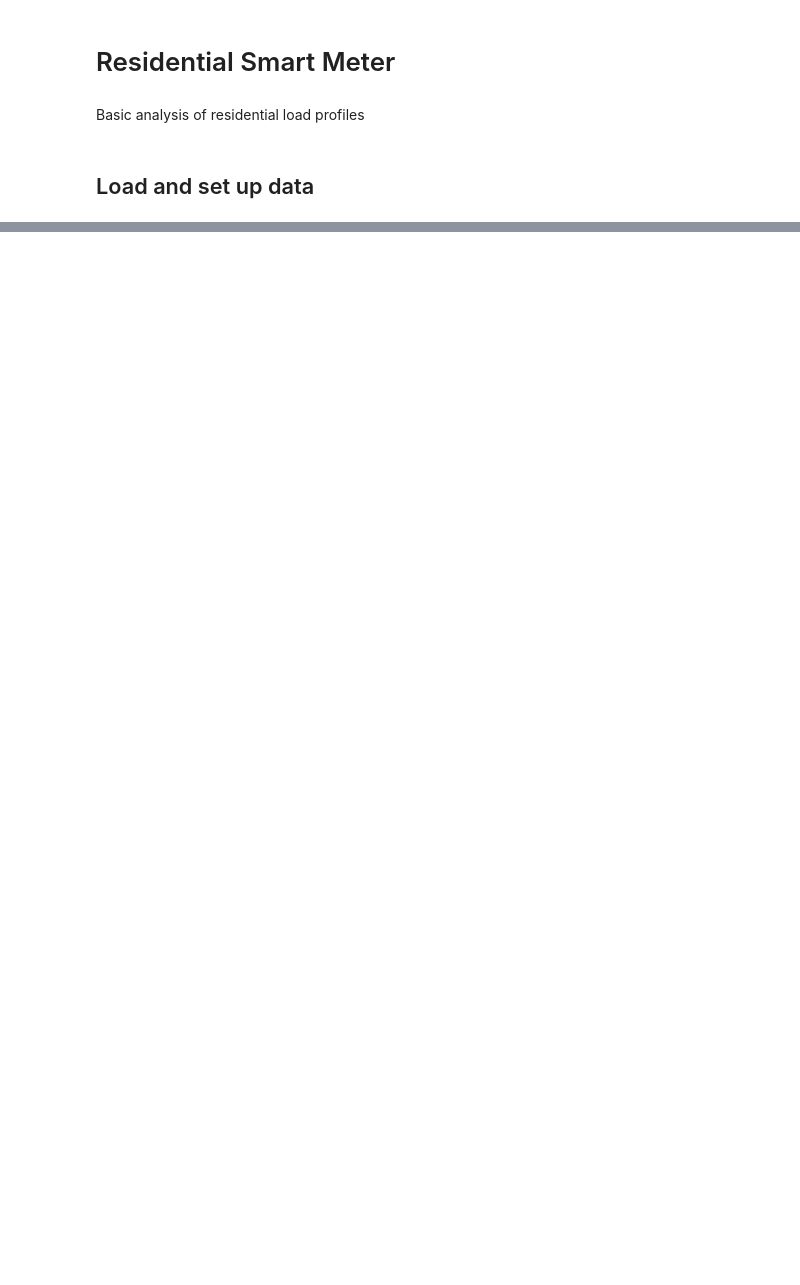
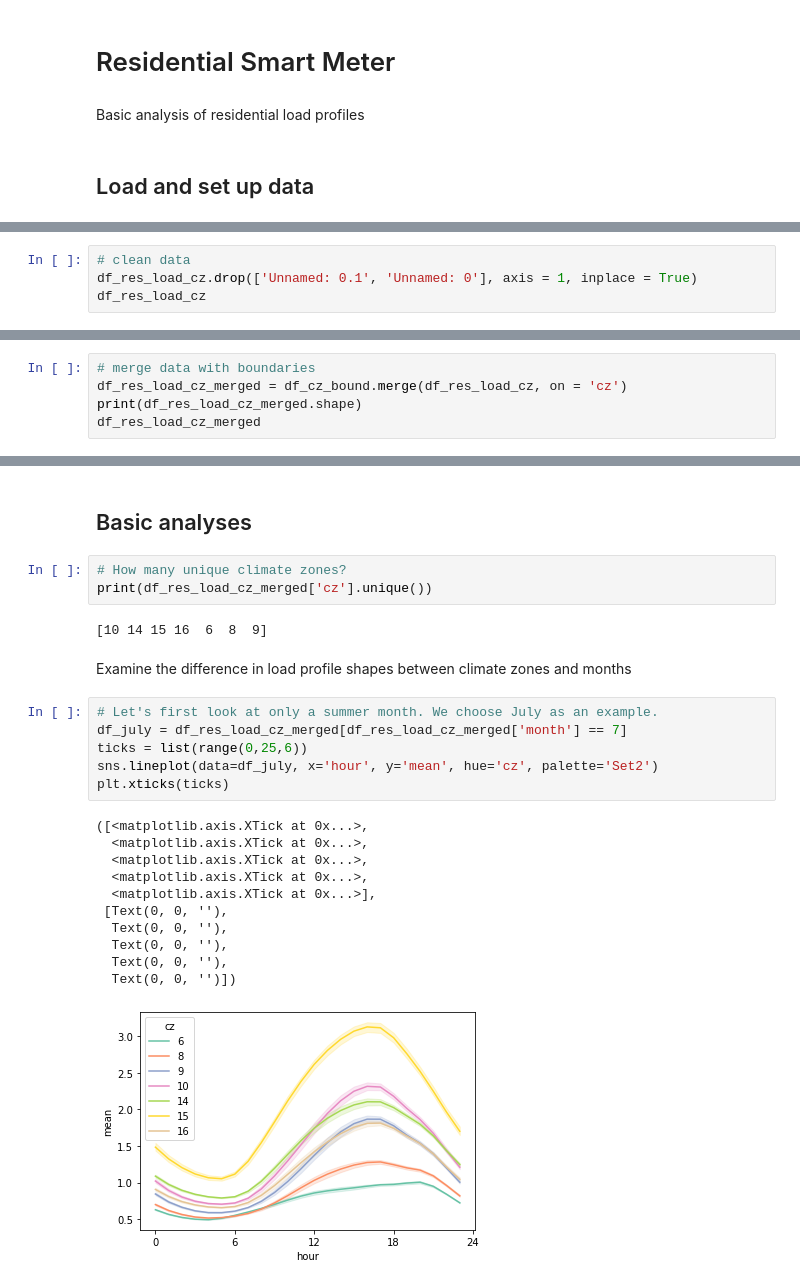
Before and after one commit to josephko91/anthropogenic-heat-la, a Jupyter notebook: residential-smart-meter.ipynb, the cells around one changed output, grey strips where cells are left out. Cells and saved outputs as stored; diff of their text form; blank space fills up the shorter version.

Commit message:
add lineplots

```diff
--- a/residential-smart-meter.ipynb
+++ b/residential-smart-meter.ipynb
@@ -25,0 +38,4 @@ CRSError: Invalid projection: epsg:4326: (Internal Proj Error: proj_create: no d
+# %%
+# clean data
+df_res_load_cz.drop(['Unnamed: 0.1', 'Unnamed: 0'], axis = 1, inplace = True)
+df_res_load_cz
@@ -25,0 +129,5 @@ CRSError: Invalid projection: epsg:4326: (Internal Proj Error: proj_create: no d
+# %%
+# merge data with boundaries
+df_res_load_cz_merged = df_cz_bound.merge(df_res_load_cz, on = 'cz')
+print(df_res_load_cz_merged.shape)
+df_res_load_cz_merged
@@ -25,0 +149,27 @@ CRSError: Invalid projection: epsg:4326: (Internal Proj Error: proj_create: no d
+# %% [markdown]
+## Basic analyses
+# %%
+# How many unique climate zones?
+print(df_res_load_cz_merged['cz'].unique())
+# %% [output]
+[10 14 15 16  6  8  9]
+# %% [markdown]
+Examine the difference in load profile shapes between climate zones and months
+# %%
+# Let's first look at only a summer month. We choose July as an example.
+df_july = df_res_load_cz_merged[df_res_load_cz_merged['month'] == 7]
+ticks = list(range(0,25,6))
+sns.lineplot(data=df_july, x='hour', y='mean', hue='cz', palette='Set2')
+plt.xticks(ticks)
+# %% [output]
+([<matplotlib.axis.XTick at 0x...>,
+  <matplotlib.axis.XTick at 0x...>,
+  <matplotlib.axis.XTick at 0x...>,
+  <matplotlib.axis.XTick at 0x...>,
+  <matplotlib.axis.XTick at 0x...>],
+ [Text(0, 0, ''),
+  Text(0, 0, ''),
+  Text(0, 0, ''),
+  Text(0, 0, ''),
+  Text(0, 0, '')])
+[figure, added]
```
Also changed, not shown: parts of 13 cells of this notebook, 1 other file.
